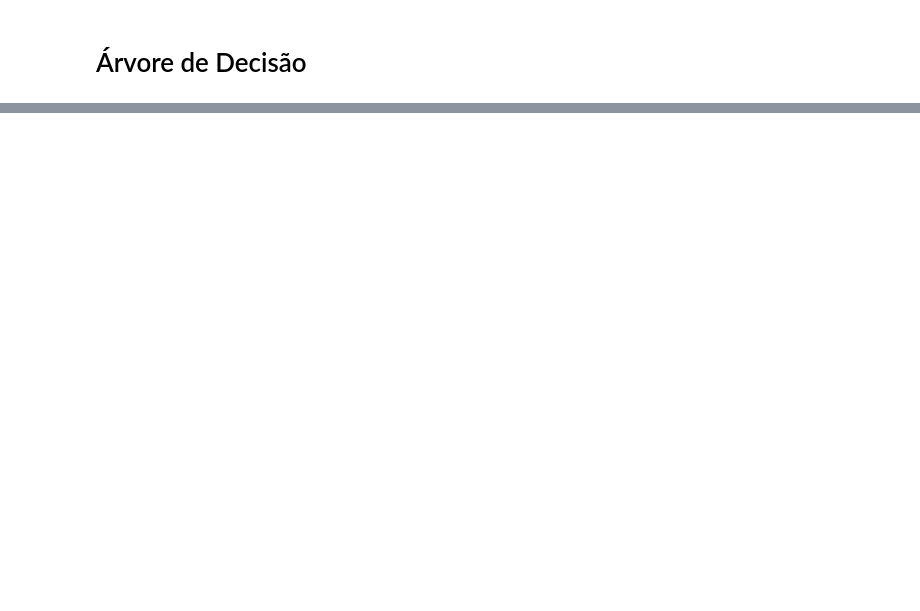
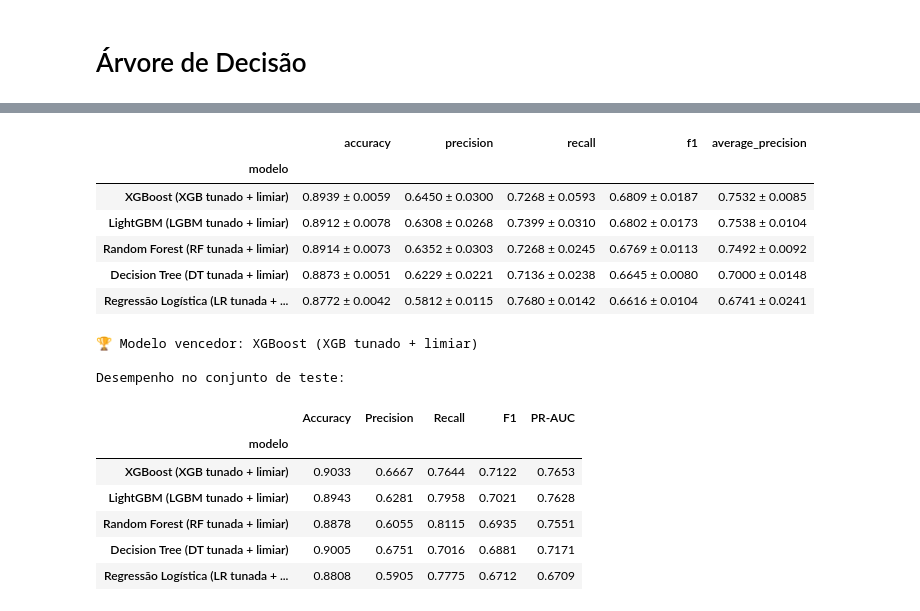
Before and after one commit to EriickHenriique/tech-challenge-2, a Jupyter notebook: notebook.ipynb, the cells around one changed output, grey strips where cells are left out. Cells and saved outputs as stored; diff of their text form; code cells hidden in the pictures; blank space fills up the shorter version.

```diff
--- a/notebook.ipynb
+++ b/notebook.ipynb
@@ -1061,19 +1656,53 @@ PR-AUC (CV): 0.7018
 # %%
-dt_best = grid_dt.best_estimator_
-
-modelos = {
-    "Baseline (LR balanced)": lr_balanced,
-    "Decision Tree (tunada)": dt_best,
+# 1. Vencedor de cada família (escolhido automaticamente nos blocos anteriores)
+finalistas = {
+    f"Regressão Logística ({melhor_nome_lr})": lr_final,
+    f"Decision Tree ({melhor_nome_dt})":       dt_final,
+    f"Random Forest ({melhor_nome_rf})":       rf_final,
+    f"XGBoost ({melhor_nome_xgb})":            xgb_final,
+    f"LightGBM ({melhor_nome_lgb})":           lgb_final,
 }
 
-metricas = ["accuracy", "precision", "recall", "f1", "average_precision"]
-resultados = {}
+# 2. Ranking geral por validação cruzada (critério: F1, desempate: PR-AUC)
+nome_vencedor, modelo_vencedor, tabela_geral = selecionar_melhor(finalistas)
 
-for nome, modelo in modelos.items():
-    res = cross_validate(modelo, X_train, y_train, cv=cv, scoring=metricas)
-    resultados[nome] = res
-    print(f"\n{nome}")
-    for m in metricas:
-        s = res[f"test_{m}"]
-        print(f"  {m:18s} {s.mean():.4f} ± {s.std():.4f}")
+print("Ranking geral (validação cruzada no treino):")
+display(tabela_geral)
+print(f"\n🏆 Modelo vencedor: {nome_vencedor}")
+
+# 3. Avaliação final no conjunto de teste (uma única vez)
+linhas = []
+for nome, modelo in finalistas.items():
+    modelo.fit(X_train, y_train)
+    y_pred = modelo.predict(X_test)
+    proba = modelo.predict_proba(X_test)[:, 1]
+    linhas.append({
+        "Modelo": nome,
+        "Accuracy": accuracy_score(y_test, y_pred),
+        "Precision": precision_score(y_test, y_pred),
+        "Recall": recall_score(y_test, y_pred),
+        "F1": f1_score(y_test, y_pred),
+        "PR-AUC": average_precision_score(y_test, proba),
+    })
+
+tabela_teste = (pd.DataFrame(linhas)
+                  .set_index("Modelo")
+                  .reindex(tabela_geral.index)   # mesma ordem do ranking da CV
+                  .round(4))
+
+print("\nDesempenho no conjunto de teste:")
+display(tabela_teste)
+
+# 4. Detalhes do vencedor no teste
+y_pred_vencedor = modelo_vencedor.predict(X_test)
+
+print(f"\nModelo vencedor: {nome_vencedor}")
+if hasattr(modelo_vencedor, "best_threshold_"):
+    print(f"Limiar: {modelo_vencedor.best_threshold_:.3f}")
+
+print("\nConfusion Matrix:")
+print(confusion_matrix(y_test, y_pred_vencedor))
+
+print("\nClassification Report:")
+print(classification_report(y_test, y_pred_vencedor))
 # %% [output]
@@ -1092,0 +1710,17 @@ Decision Tree (tunada)
+|  | accuracy | precision | recall | f1 | average_precision |
+| modelo |  |  |  |  |  |
+| XGBoost (XGB tunado + limiar) | 0.8939 ± 0.0059 | 0.6450 ± 0.0300 | 0.7268 ± 0.0593 | 0.6809 ± 0.0187 | 0.7532 ± 0.0085 |
+| LightGBM (LGBM tunado + limiar) | 0.8912 ± 0.0078 | 0.6308 ± 0.0268 | 0.7399 ± 0.0310 | 0.6802 ± 0.0173 | 0.7538 ± 0.0104 |
+| Random Forest (RF tunada + limiar) | 0.8914 ± 0.0073 | 0.6352 ± 0.0303 | 0.7268 ± 0.0245 | 0.6769 ± 0.0113 | 0.7492 ± 0.0092 |
+| Decision Tree (DT tunada + limiar) | 0.8873 ± 0.0051 | 0.6229 ± 0.0221 | 0.7136 ± 0.0238 | 0.6645 ± 0.0080 | 0.7000 ± 0.0148 |
+| Regressão Logística (LR tunada + ... | 0.8772 ± 0.0042 | 0.5812 ± 0.0115 | 0.7680 ± 0.0142 | 0.6616 ± 0.0104 | 0.6741 ± 0.0241 |
+🏆 Modelo vencedor: XGBoost (XGB tunado + limiar)
+
+Desempenho no conjunto de teste:
+|  | Accuracy | Precision | Recall | F1 | PR-AUC |
+| modelo |  |  |  |  |  |
+| XGBoost (XGB tunado + limiar) | 0.9033 | 0.6667 | 0.7644 | 0.7122 | 0.7653 |
+| LightGBM (LGBM tunado + limiar) | 0.8943 | 0.6281 | 0.7958 | 0.7021 | 0.7628 |
+| Random Forest (RF tunada + limiar) | 0.8878 | 0.6055 | 0.8115 | 0.6935 | 0.7551 |
+| Decision Tree (DT tunada + limiar) | 0.9005 | 0.6751 | 0.7016 | 0.6881 | 0.7171 |
+| Regressão Logística (LR tunada + ... | 0.8808 | 0.5905 | 0.7775 | 0.6712 | 0.6709 |
```
Also changed, not shown: parts of 44 cells of this notebook, 2 other files.
